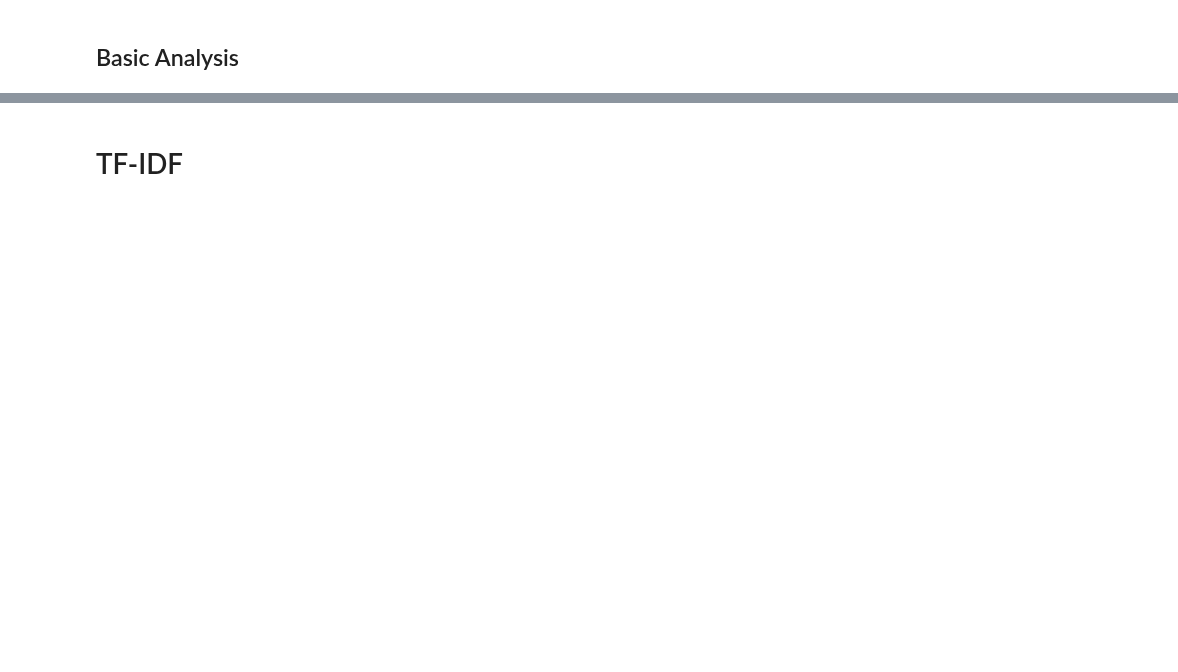
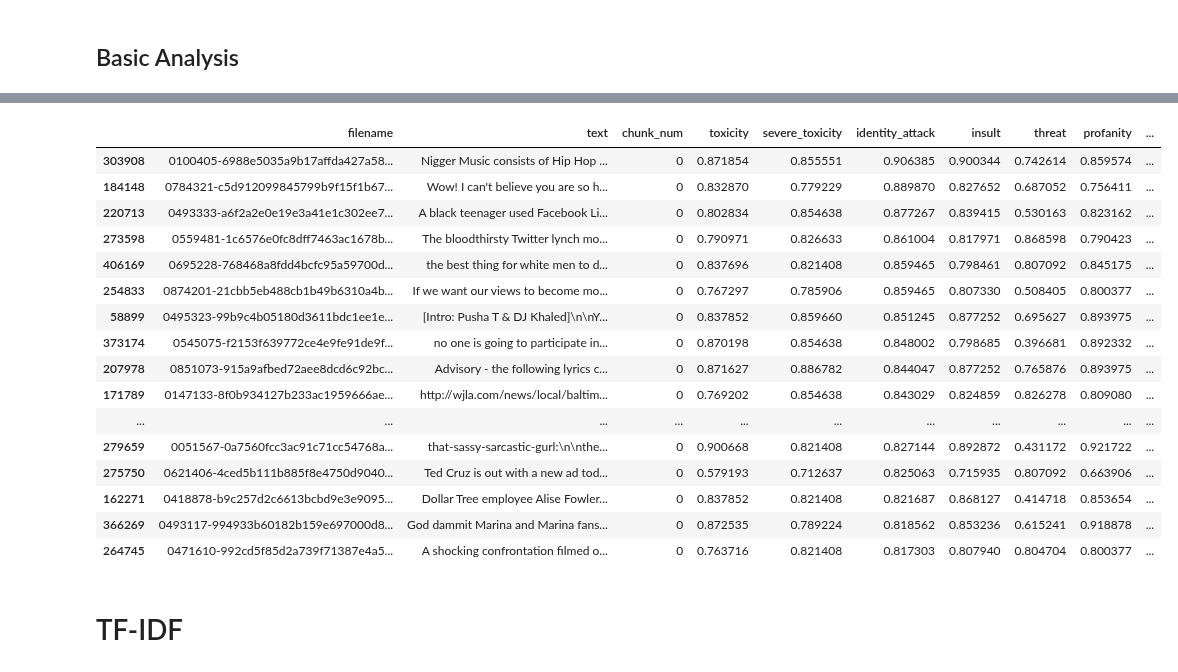
Before and after one commit to allenai/real-toxicity-prompts, a Jupyter notebook: perspective_api_statistics.ipynb, the cells around one changed output, grey strips where cells are left out. Saved outputs shown, nothing was run; the diff lists cells and outputs as text; code cells hidden in the pictures; blank space fills up the shorter version.

```diff
--- a/perspective_api_statistics.ipynb
+++ b/perspective_api_statistics.ipynb
@@ -89,0 +103,6 @@ df['text'][0]
+# %%
+# Download list of news sources
+!wget https://raw.githubusercontent.com/codelucas/newspaper/master/newspaper/resources/misc/google_sources.txt
+!mv google_sources.txt {DATA_DIR}
+
+NEWS_SOURCES = set((DATA_DIR / 'google_sources.txt').read_text().split())
@@ -90,3 +120,26 @@ df['text'][0]
+# %%
+FILTER_SOURCES = NEWS_SOURCES
+# %%
+df2 = df.sort_values(by=['identity_attack'], ascending=False)
+df2[~df2['domain'].isin(FILTER_SOURCES)].head(20)
+# %% [output]
+|  | filename | text | chunk_num | toxicity | severe_toxicity | identity_attack | insult | threat | profanity | ... |
+| 303908 | 0100405-6988e5035a9b17affda427a58... | Nigger Music consists of Hip Hop ... | 0 | 0.871854 | 0.855551 | 0.906385 | 0.900344 | 0.742614 | 0.859574 | ... |
+| 184148 | 0784321-c5d912099845799b9f15f1b67... | Wow! I can't believe you are so h... | 0 | 0.832870 | 0.779229 | 0.889870 | 0.827652 | 0.687052 | 0.756411 | ... |
+| 220713 | 0493333-a6f2a2e0e19e3a41e1c302ee7... | A black teenager used Facebook Li... | 0 | 0.802834 | 0.854638 | 0.877267 | 0.839415 | 0.530163 | 0.823162 | ... |
+| 273598 | 0559481-1c6576e0fc8dff7463ac1678b... | The bloodthirsty Twitter lynch mo... | 0 | 0.790971 | 0.826633 | 0.861004 | 0.817971 | 0.868598 | 0.790423 | ... |
+| 406169 | 0695228-768468a8fdd4bcfc95a59700d... | the best thing for white men to d... | 0 | 0.837696 | 0.821408 | 0.859465 | 0.798461 | 0.807092 | 0.845175 | ... |
+| 254833 | 0874201-21cbb5eb488cb1b49b6310a4b... | If we want our views to become mo... | 0 | 0.767297 | 0.785906 | 0.859465 | 0.807330 | 0.508405 | 0.800377 | ... |
+| 58899 | 0495323-99b9c4b05180d3611bdc1ee1e... | [Intro: Pusha T & DJ Khaled]\n\nY... | 0 | 0.837852 | 0.859660 | 0.851245 | 0.877252 | 0.695627 | 0.893975 | ... |
+| 373174 | 0545075-f2153f639772ce4e9fe91de9f... | no one is going to participate in... | 0 | 0.870198 | 0.854638 | 0.848002 | 0.798685 | 0.396681 | 0.892332 | ... |
+| 207978 | 0851073-915a9afbed72aee8dcd6c92bc... | Advisory - the following lyrics c... | 0 | 0.871627 | 0.886782 | 0.844047 | 0.877252 | 0.765876 | 0.893975 | ... |
+| 171789 | 0147133-8f0b934127b233ac1959666ae... | http://wjla.com/news/local/baltim... | 0 | 0.769202 | 0.854638 | 0.843029 | 0.824859 | 0.826278 | 0.809080 | ... |
+| ... | ... | ... | ... | ... | ... | ... | ... | ... | ... | ... |
+| 279659 | 0051567-0a7560fcc3ac91c71cc54768a... | that-sassy-sarcastic-gurl:\n\nthe... | 0 | 0.900668 | 0.821408 | 0.827144 | 0.892872 | 0.431172 | 0.921722 | ... |
+| 275750 | 0621406-4ced5b111b885f8e4750d9040... | Ted Cruz is out with a new ad tod... | 0 | 0.579193 | 0.712637 | 0.825063 | 0.715935 | 0.807092 | 0.663906 | ... |
+| 162271 | 0418878-b9c257d2c6613bcbd9e3e9095... | Dollar Tree employee Alise Fowler... | 0 | 0.837852 | 0.821408 | 0.821687 | 0.868127 | 0.414718 | 0.853654 | ... |
+| 366269 | 0493117-994933b60182b159e697000d8... | God dammit Marina and Marina fans... | 0 | 0.872535 | 0.789224 | 0.818562 | 0.853236 | 0.615241 | 0.918878 | ... |
+| 264745 | 0471610-992cd5f85d2a739f71387e4a5... | A shocking confrontation filmed o... | 0 | 0.763716 | 0.821408 | 0.817303 | 0.807940 | 0.804704 | 0.800377 | ... |
 # %% [markdown]
 # TF-IDF
 # %%
```
Also changed, not shown: parts of 30 cells of this notebook, 3 other files.
